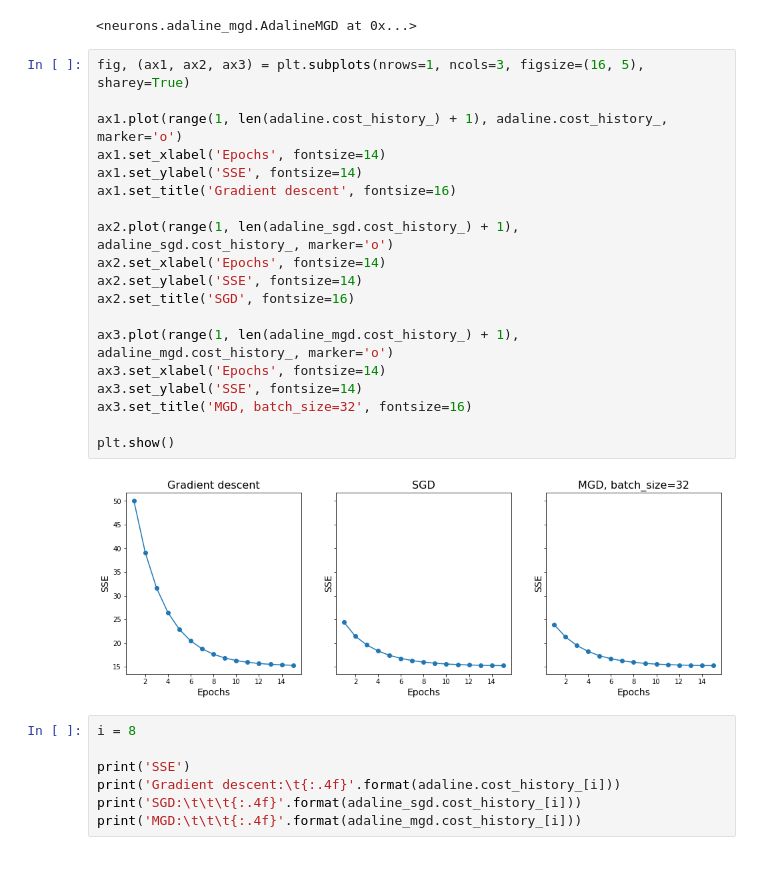
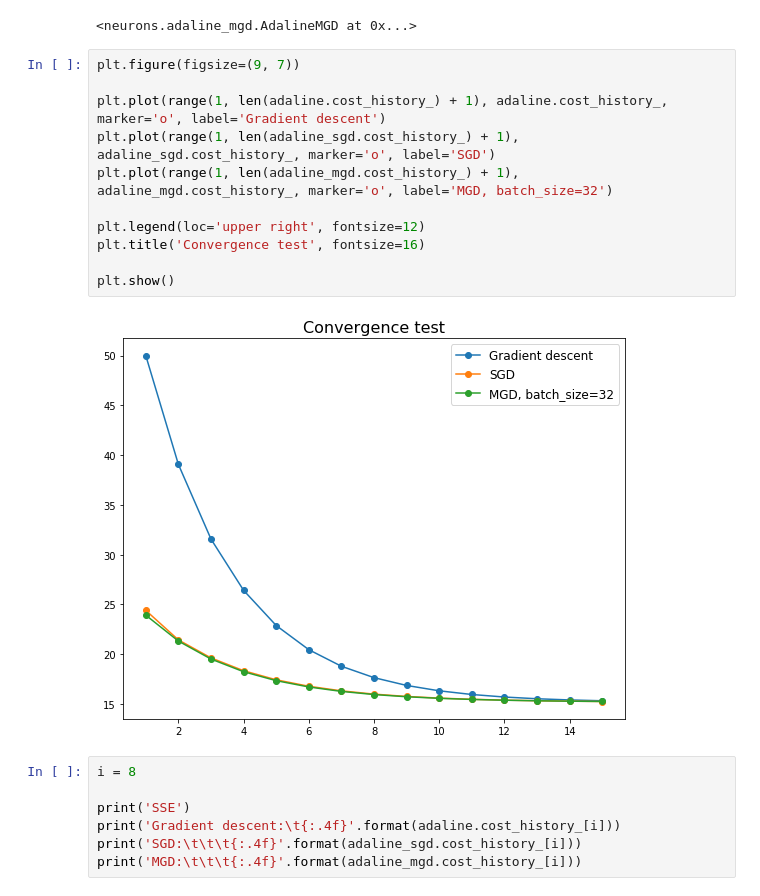
Before and after one commit to IwanVonNeumann/MCP-Neuron, a Jupyter notebook: Adaline example.ipynb, the cells around one changed output. Drawn from its saved outputs; the diff is of its cells as text; blank space fills up the shorter version.

Commit message:
Adaline Mini-batch GD convergence test added

```diff
--- a/Adaline example.ipynb
+++ b/Adaline example.ipynb
@@ -139,26 +138,18 @@ adaline_mgd.fit(train_X_s, train_y, batch_size=32)
 # %% [output]
 <neurons.adaline_mgd.AdalineMGD at 0x...>
 # %%
-fig, (ax1, ax2, ax3) = plt.subplots(nrows=1, ncols=3, figsize=(16, 5), sharey=True)
+plt.figure(figsize=(9, 7))
 
-ax1.plot(range(1, len(adaline.cost_history_) + 1), adaline.cost_history_, marker='o')
-ax1.set_xlabel('Epochs', fontsize=14)
-ax1.set_ylabel('SSE', fontsize=14)
-ax1.set_title('Gradient descent', fontsize=16)
+plt.plot(range(1, len(adaline.cost_history_) + 1), adaline.cost_history_, marker='o', label='Gradient descent')
+plt.plot(range(1, len(adaline_sgd.cost_history_) + 1), adaline_sgd.cost_history_, marker='o', label='SGD')
+plt.plot(range(1, len(adaline_mgd.cost_history_) + 1), adaline_mgd.cost_history_, marker='o', label='MGD, batch_size=32')
 
-ax2.plot(range(1, len(adaline_sgd.cost_history_) + 1), adaline_sgd.cost_history_, marker='o')
-ax2.set_xlabel('Epochs', fontsize=14)
-ax2.set_ylabel('SSE', fontsize=14)
-ax2.set_title('SGD', fontsize=16)
-
-ax3.plot(range(1, len(adaline_mgd.cost_history_) + 1), adaline_mgd.cost_history_, marker='o')
-ax3.set_xlabel('Epochs', fontsize=14)
-ax3.set_ylabel('SSE', fontsize=14)
-ax3.set_title('MGD, batch_size=32', fontsize=16)
+plt.legend(loc='upper right', fontsize=12)
+plt.title('Convergence test', fontsize=16)
 
 plt.show()
 # %% [output]
-[figure, old version]
+[figure, new version]
 # %%
 i = 8
 
```
Also changed, not shown: parts of 2 cells of this notebook.
